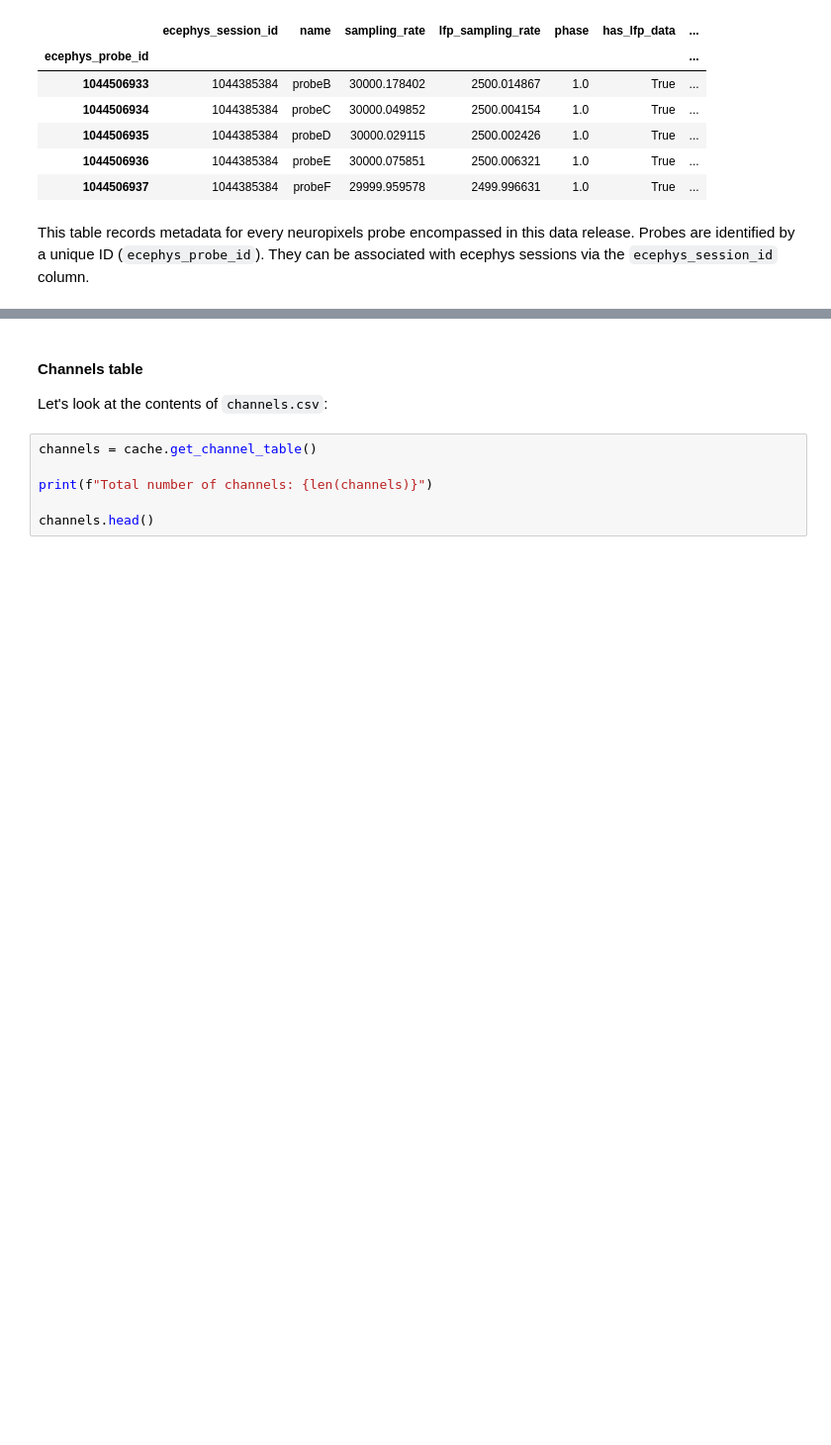
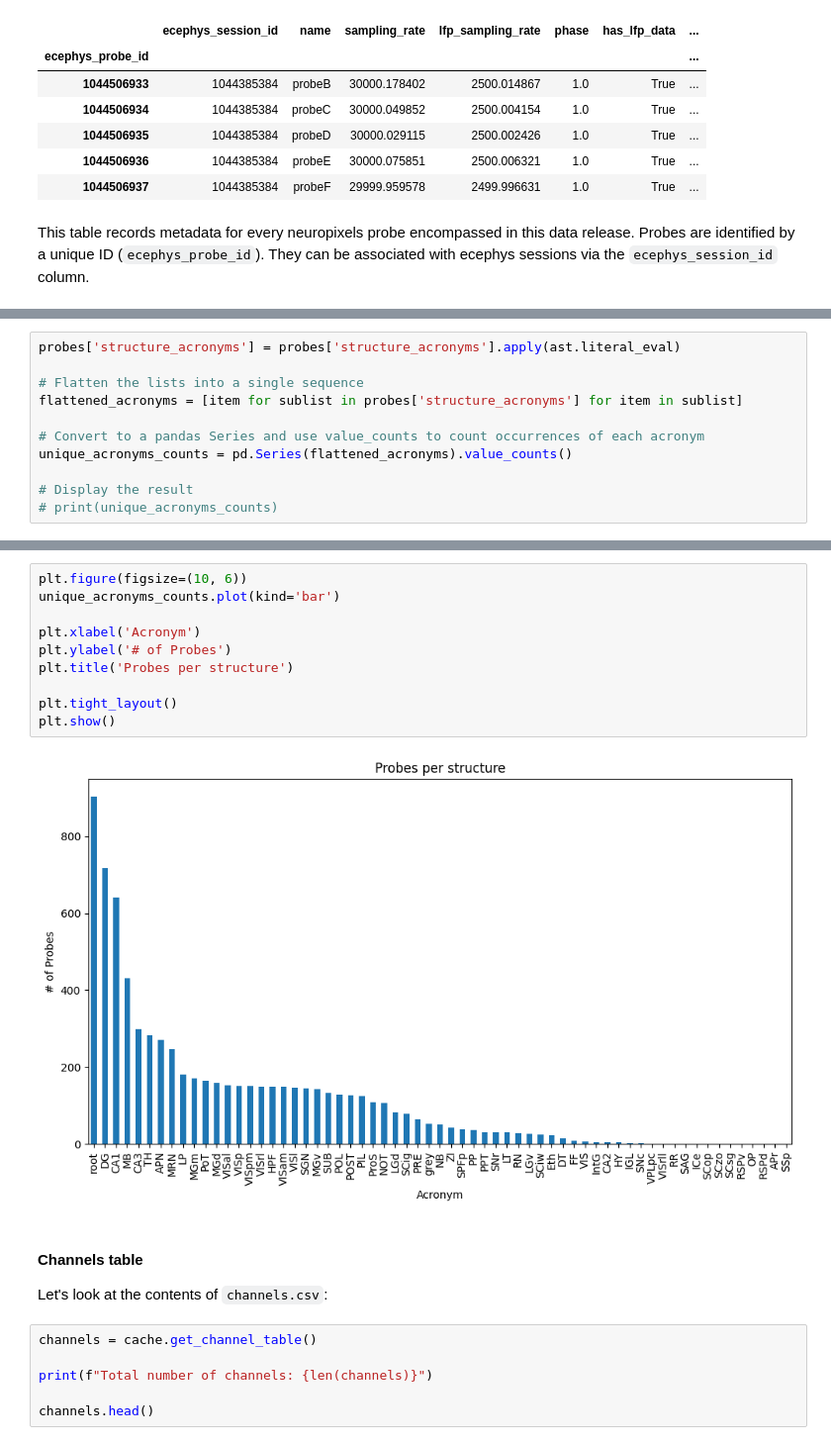
Before and after one commit to aeltonaraujoneuro/behavis, a Jupyter notebook: Visual Behavior Dataset Tutorials/visual_behavior_neuropixels_data_access.ipynb, the cells around one changed output, grey strips where cells are left out. Shown at 99% size. Saved outputs shown, nothing was run; the diff lists cells and outputs as text; blank space fills up the shorter version.

```diff
--- a/Visual Behavior Dataset Tutorials/visual_behavior_neuropixels_data_access.ipynb
+++ b/Visual Behavior Dataset Tutorials/visual_behavior_neuropixels_data_access.ipynb
@@ -286,0 +312,11 @@ This table records metadata for every neuropixels probe encompassed in this data
+# %%
+probes['structure_acronyms'] = probes['structure_acronyms'].apply(ast.literal_eval)
+
+# Flatten the lists into a single sequence
+flattened_acronyms = [item for sublist in probes['structure_acronyms'] for item in sublist]
+
+# Convert to a pandas Series and use value_counts to count occurrences of each acronym
+unique_acronyms_counts = pd.Series(flattened_acronyms).value_counts()
+
+# Display the result
+# print(unique_acronyms_counts)
@@ -287,3 +336,15 @@ This table records metadata for every neuropixels probe encompassed in this data
+# %%
+plt.figure(figsize=(10, 6))
+unique_acronyms_counts.plot(kind='bar')
+
+plt.xlabel('Acronym')
+plt.ylabel('# of Probes')
+plt.title('Probes per structure')
+
+plt.tight_layout()
+plt.show()
+# %% [output]
+[figure, added]
 # %% [markdown]
 #### Channels table
 
```
Also changed, not shown: parts of 19 cells of this notebook.
